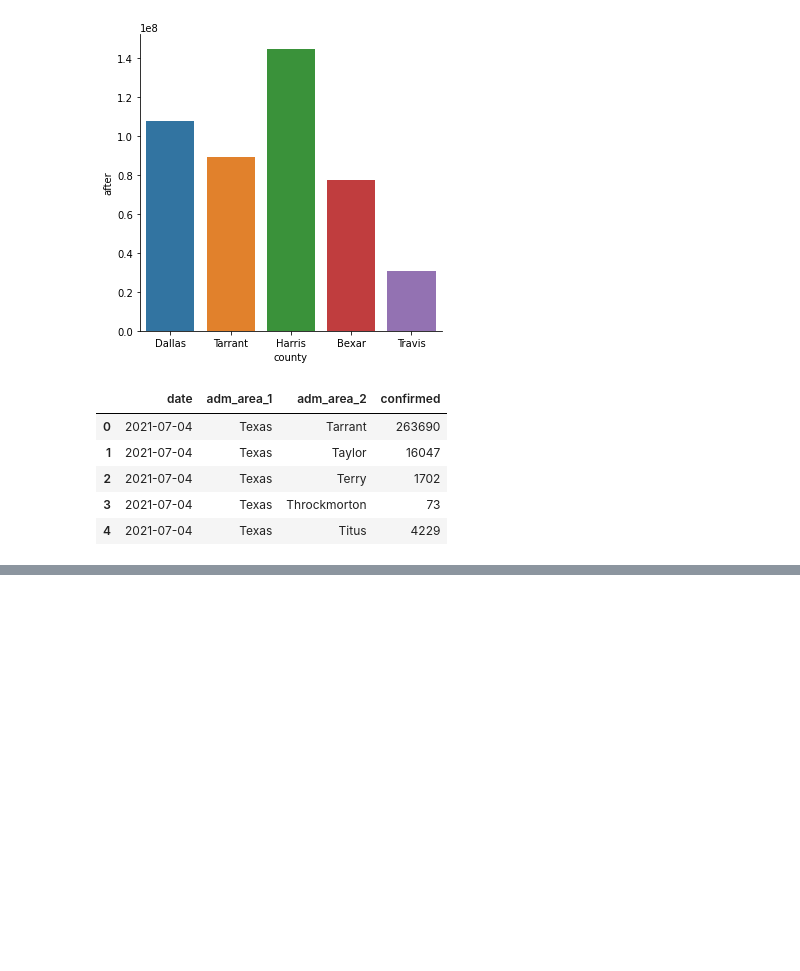
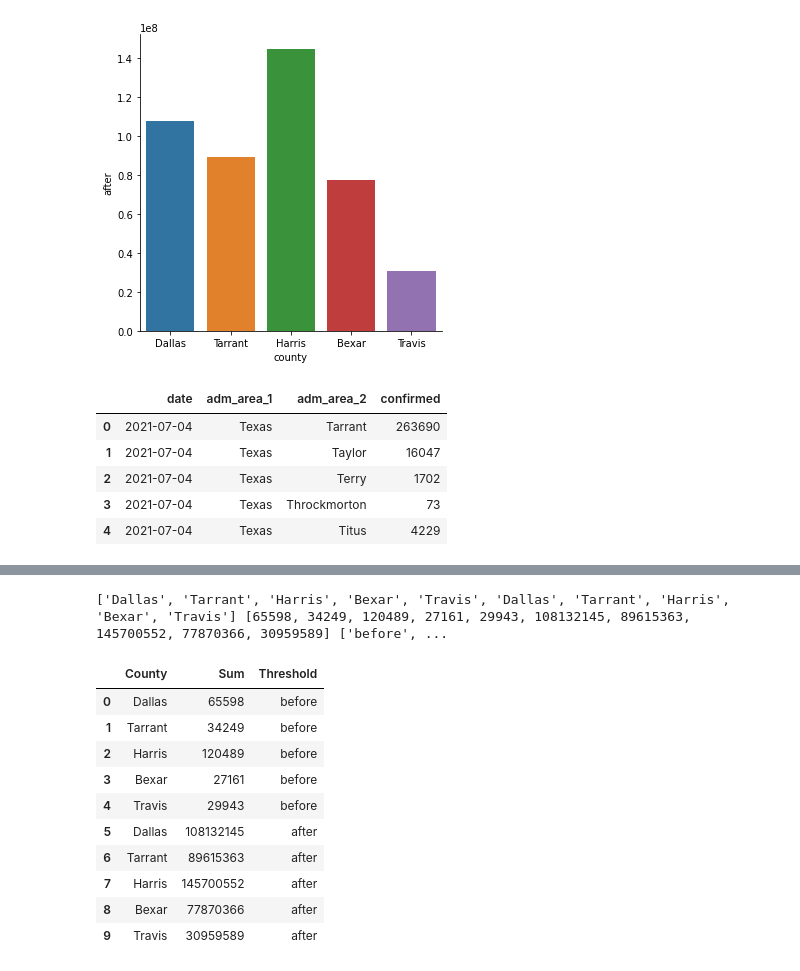
Before and after one commit to mudita11/Covid-visual, a Jupyter notebook: Test1.ipynb, the cells around one changed output, grey strips where cells are left out. Cells and saved outputs as stored; diff of their text form; code cells hidden in the pictures; blank space fills up the shorter version.

```diff
--- a/Test1.ipynb
+++ b/Test1.ipynb
@@ -158,0 +173,19 @@ df_mobility.head()
+# %%
+print(county_1, agg_confirmed, before_after)
+# %% [output]
+['Dallas', 'Tarrant', 'Harris', 'Bexar', 'Travis', 'Dallas', 'Tarrant', 'Harris', 'Bexar', 'Travis'] [65598, 34249, 120489, 27161, 29943, 108132145, 89615363, 145700552, 77870366, 30959589] ['before', ...
+# %%
+df_barplot = pd.DataFrame(list(zip(county_1, agg_confirmed, before_after)), columns =['County', 'Sum', 'Threshold'])
+df_barplot
+# %% [output]
+|  | County | Sum | Threshold |
+| 0 | Dallas | 65598 | before |
+| 1 | Tarrant | 34249 | before |
+| 2 | Harris | 120489 | before |
+| 3 | Bexar | 27161 | before |
+| 4 | Travis | 29943 | before |
+| 5 | Dallas | 108132145 | after |
+| 6 | Tarrant | 89615363 | after |
+| 7 | Harris | 145700552 | after |
+| 8 | Bexar | 77870366 | after |
+| 9 | Travis | 30959589 | after |
```
Also changed, not shown: parts of 2 cells of this notebook.
